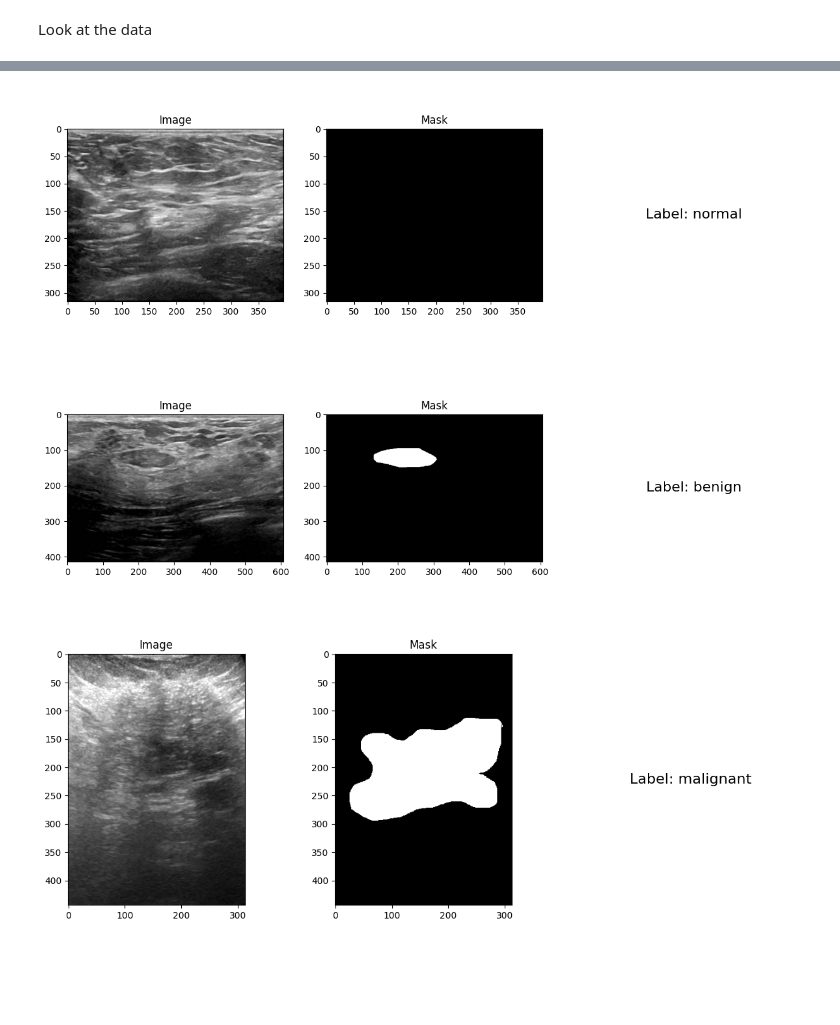
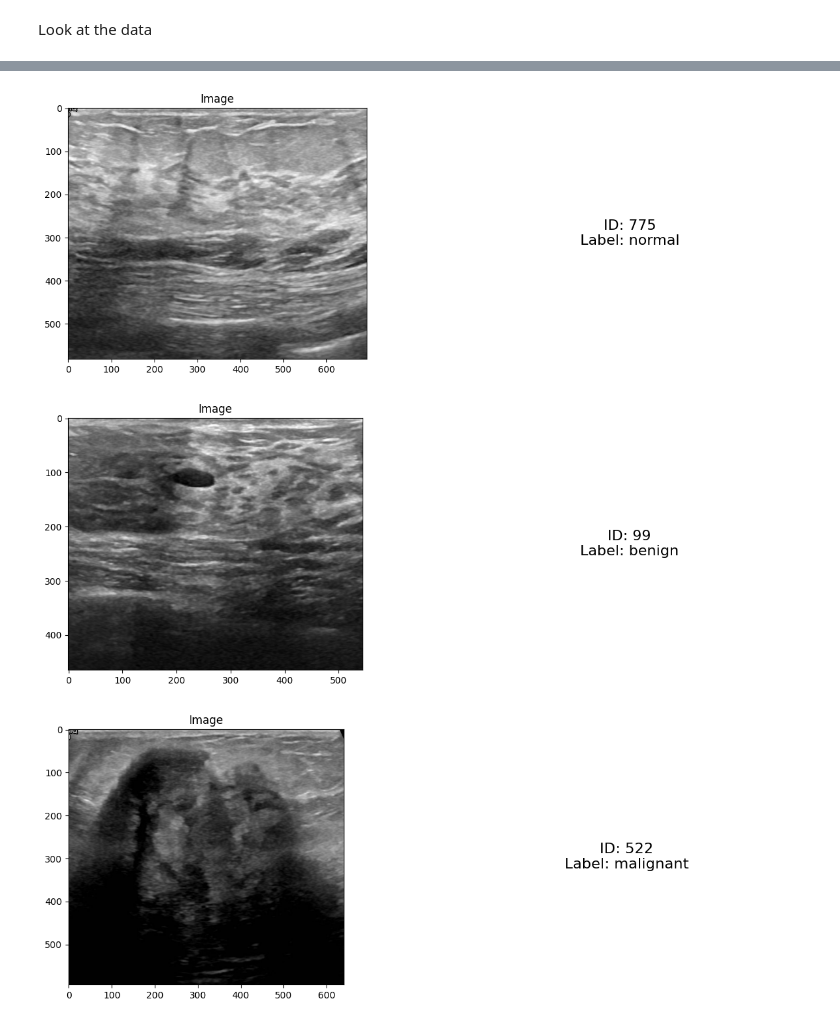
Before and after one commit to willpoulett/MUBA_pipeline, a Jupyter notebook: main.ipynb, the cells around one changed output, grey strips where cells are left out. Saved outputs shown, nothing was run; the diff lists cells and outputs as text; code cells hidden in the pictures; blank space fills up the shorter version.

```diff
--- a/main.ipynb
+++ b/main.ipynb
@@ -77,0 +66,20 @@ test_labels = df_test["label"]
+# %%
+import pandas as pd
+
+images_df = pd.DataFrame({ "image":images})
+#images_df.set_index('id')
+
+labels_df = pd.DataFrame({ "normal": normal_labels, "benign":benign_labels, "malignant": malignant_labels},)
+#labels_df.set_index('id')
+# %%
+from sklearn.model_selection import train_test_split
+
+
+y = labels_df.sample(frac=1)
+display(y)
+x = images_df.loc[y.index].image.to_frame()
+
+# note that we are casting the species labels to an indicator/dummy matrix
+x_train, x_eval, y_train, y_eval = train_test_split(
+    x, y, stratify=y, test_size=0.25
+)
@@ -81,35 +154,31 @@ from PIL import Image
 import cv2
 import random
 
-def plot_data(data,label):
+def plot_data(X,Y,label):
 
-  index = data[(data["label"] == label)].sample(1).index[0]
-  row = data.iloc[index]
+  index = Y[(Y[label] == 1)].sample(1).index[0]
+  row = X.loc[index]
 
   img = cv2.imread(row['image'])
-  msk = cv2.imread(row['mask'])
-  label = row['label']
 
-  fig, axs = plt.subplots(1, 3, figsize=(15, 5))
+  fig, axs = plt.subplots(1, 2, figsize=(15, 5))
   axs[0].imshow(img)
   axs[0].set_title('Image')
-  axs[1].imshow(msk)
-  axs[1].set_title('Mask')
-  axs[2].text(0.5, 0.5, f'Label: {label}', ha='center', va='center', fontsize=16)
-  axs[2].axis('off')
+  axs[1].text(0.5, 0.5, f'ID: {index}\nLabel: {label}', ha='center', va='center', fontsize=16)
+  axs[1].axis('off')
   plt.show()
 # %%
-plot_data(df,"normal")
+plot_data(x_train,y_train,"normal")
 # %% [output]
-[figure, old version]
+[figure, new version]
 # %%
-plot_data(df,"benign")
+plot_data(x_train,y_train,"benign")
 # %% [output]
-[figure, old version]
+[figure, new version]
 # %%
-plot_data(df,"malignant")
+plot_data(x_train,y_train,"malignant")
 # %% [output]
-[figure, old version]
+[figure, new version]
 # %%
 import torch
 from torch.utils.data import Dataset
```
Also changed, not shown: parts of 25 cells of this notebook.
